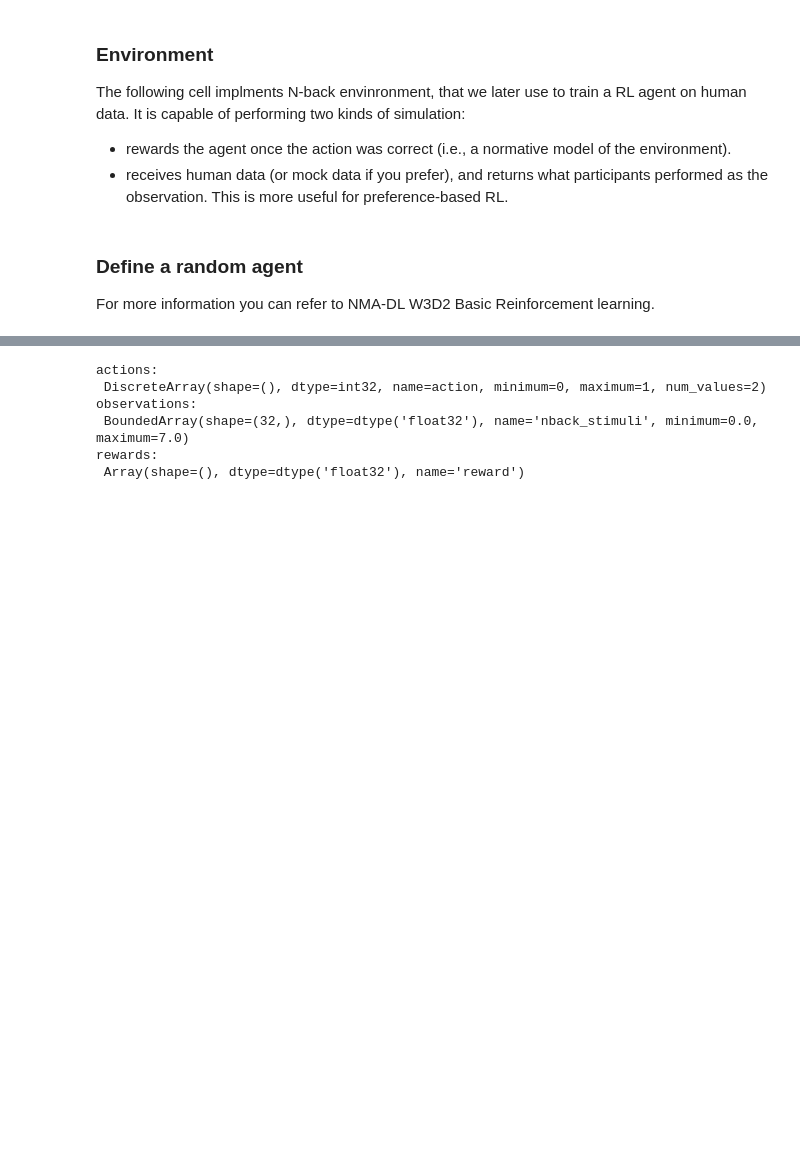
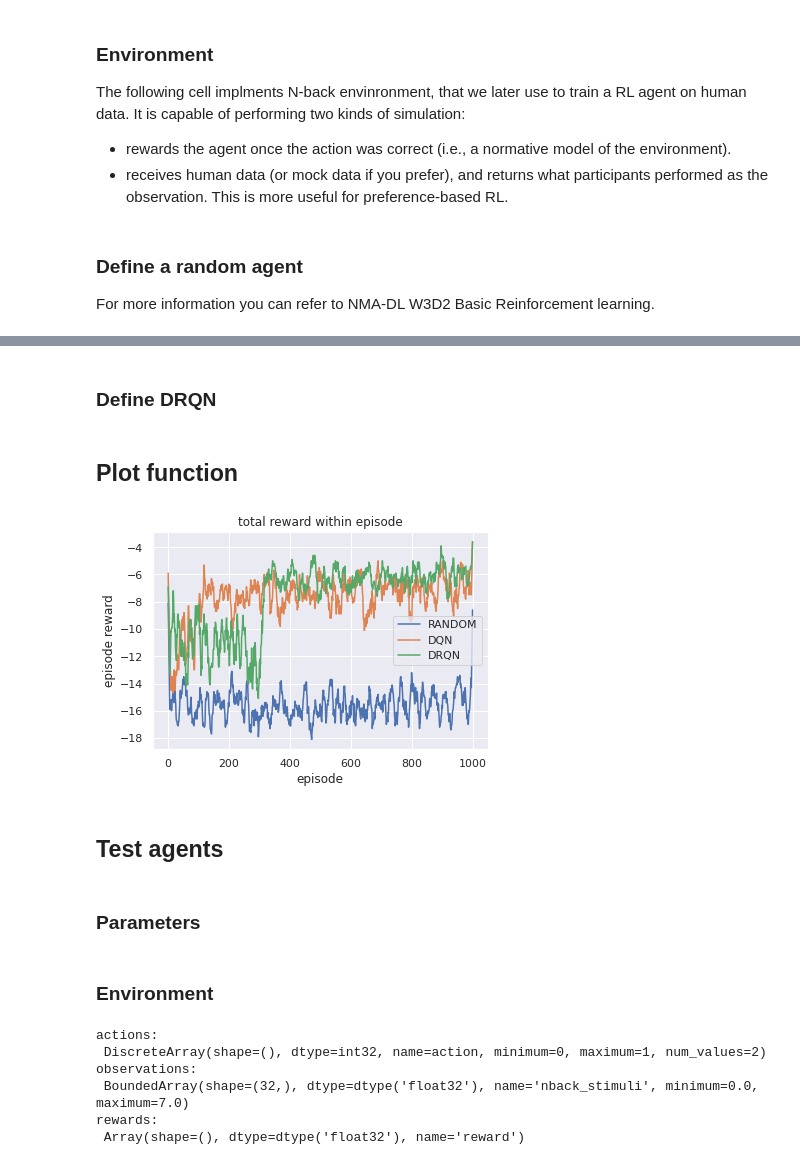
Before and after one commit to lynn0503/NMA2022DL_Mohinga_Project, a Jupyter notebook: human_rl_v2.ipynb, the cells around one changed output, grey strips where cells are left out. Saved outputs shown, nothing was run; the diff lists cells and outputs as text; code cells hidden in the pictures; blank space fills up the shorter version.

```diff
--- a/human_rl_v2.ipynb
+++ b/human_rl_v2.ipynb
@@ -359,0 +390,2 @@ class RandomAgent(acme.Actor):
+# %% [markdown]
+### Define DRQN
@@ -359,0 +402,31 @@ class RandomAgent(acme.Actor):
+# %% [markdown]
+## Plot function
+# %%
+# plot moving average
+def moving_average(interval, window_size):
+    window = np.ones(int(window_size)) / float(window_size)
+    return np.convolve(interval, window, 'same')
+
+# plot reward by episode
+def plot_reward_by_episode(logs_dict):
+    for key, val in logs_dict.items():
+        logs=logs_dict[key]
+        reward_ma=moving_average(logs['episode_return'],10)
+        plt.plot(reward_ma)
+
+    plt.ylabel("episode reward")
+    plt.xlabel("episode")
+    plt.legend(['RANDOM','DQN','DRQN'])
+    plt.title("total reward within episode")
+# %%
+# test plot function
+# N = 2
+# n_episodes = 1000
+# episode_steps= 32
+plot_reward_by_episode(logs_dict)
+# %% [output]
+[figure, added]
+# %% [markdown]
+## Test agents
+# %% [markdown]
+### Parameters
@@ -360 +441,3 @@ class RandomAgent(acme.Actor):
+# %% [markdown]
+### Environment
 # %%
```
Also changed, not shown: parts of 33 cells of this notebook.
